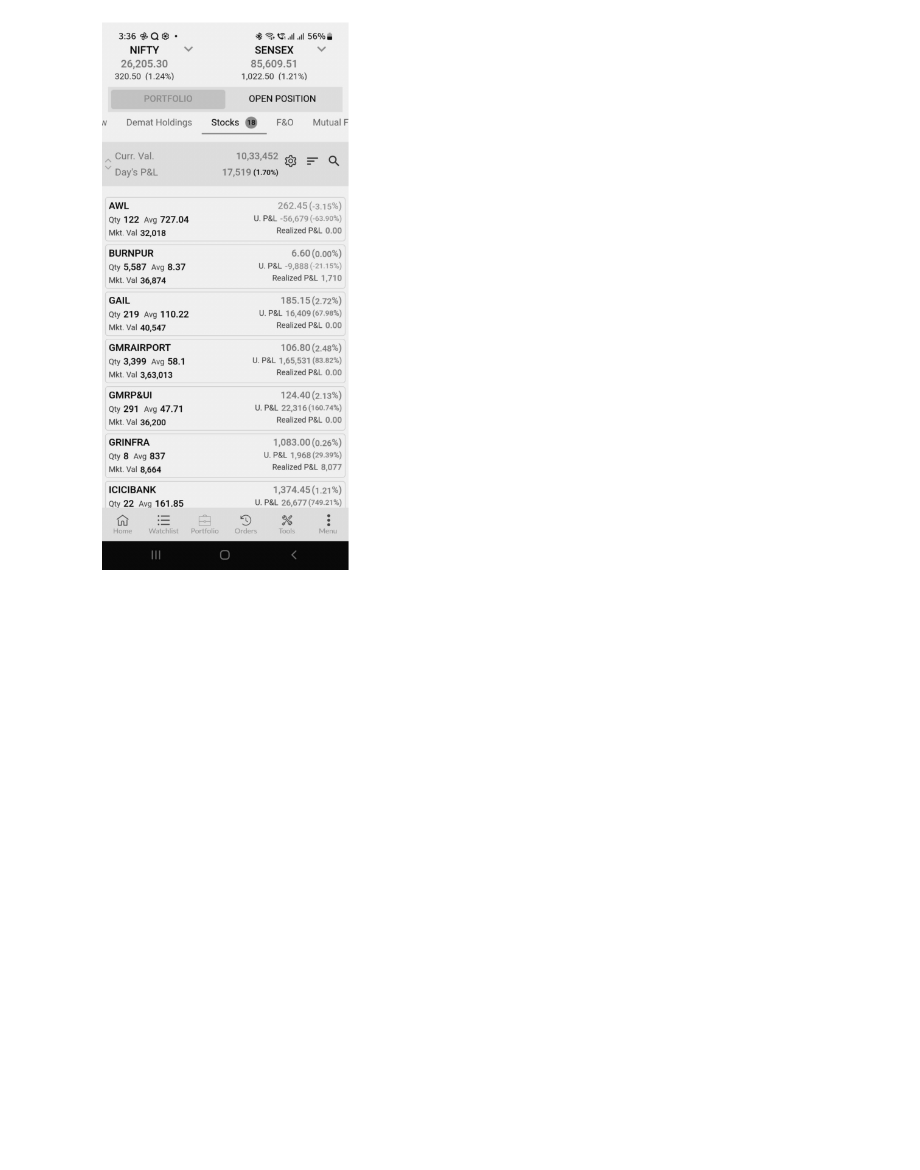
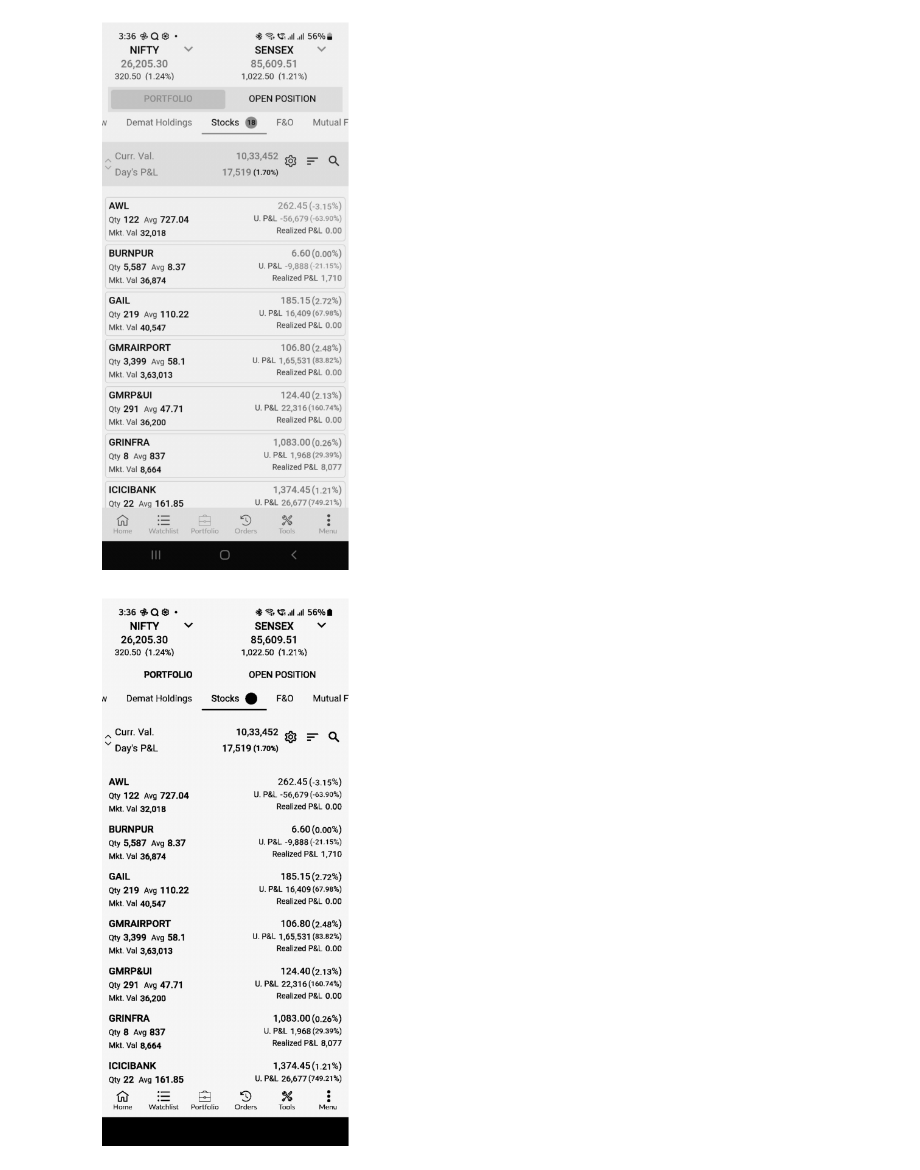
Before and after one commit to aakumar77/Optical-Character-Recognition, a Jupyter notebook: opencv.ipynb, the cells around one changed output. Drawn from its saved outputs; the diff is of its cells as text; code cells hidden in the pictures; blank space fills up the shorter version.

```diff
--- a/opencv.ipynb
+++ b/opencv.ipynb
@@ -39,8 +39,14 @@ display("Images/data_inverted.jpg")
 def greyscale(image):
     grey_image=cv2.cvtColor(image, cv2.COLOR_BGR2GRAY)
     cv2.imwrite("Images/data_greyscale.jpg",grey_image)
-
+    return grey_image
 grey_image=greyscale(inverted_image)
 display("Images/data_greyscale.jpg")
 # %% [output]
 [figure]
+# %%
+thres, im_bw=cv2.threshold(grey_image, 185, 230, cv2.THRESH_BINARY)
+cv2.imwrite("Images/data_bw.jpg", im_bw)
+display("Images/data_bw.jpg")
+# %% [output]
+[figure, added]
```
Also changed, not shown: parts of 1 cell of this notebook, 2 other files.
